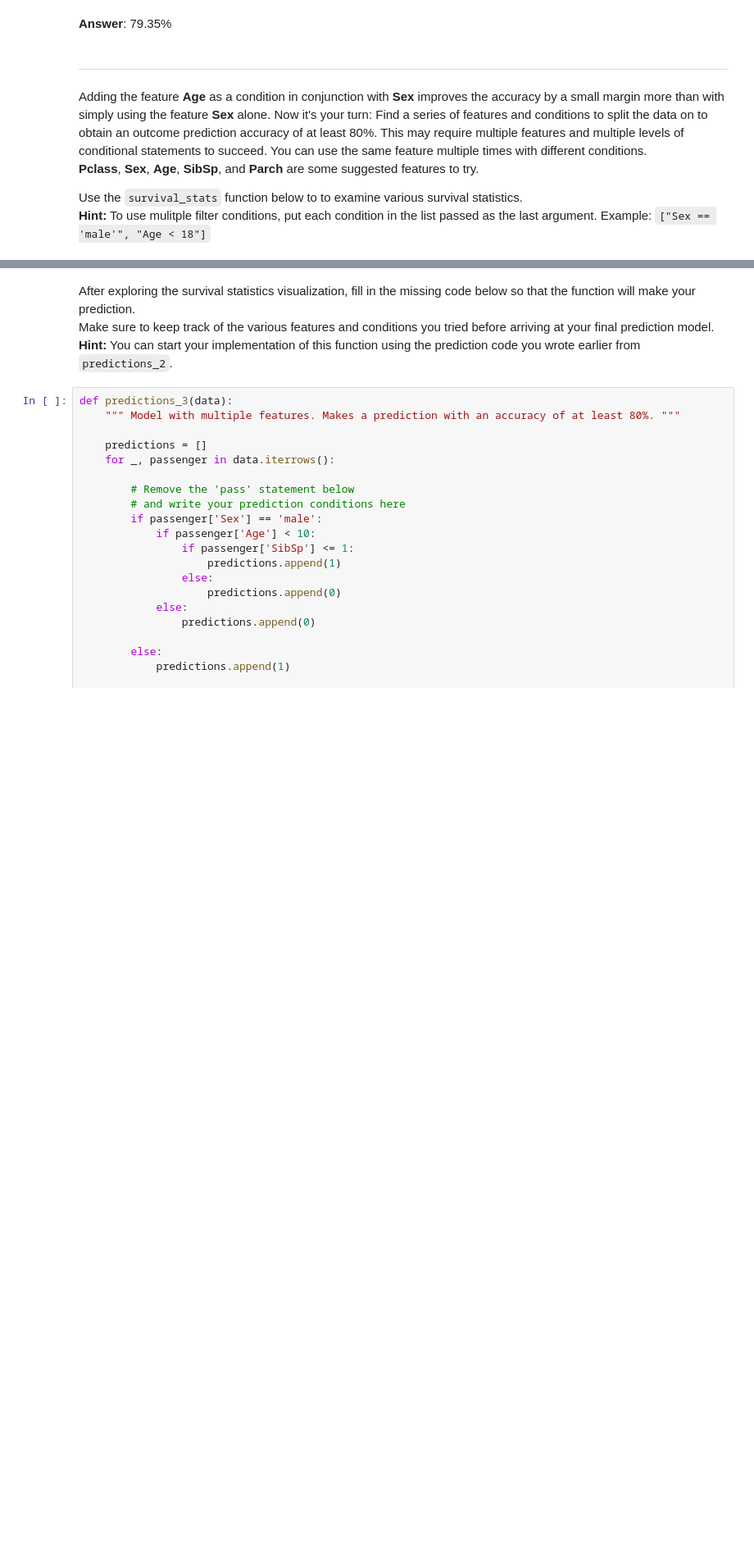
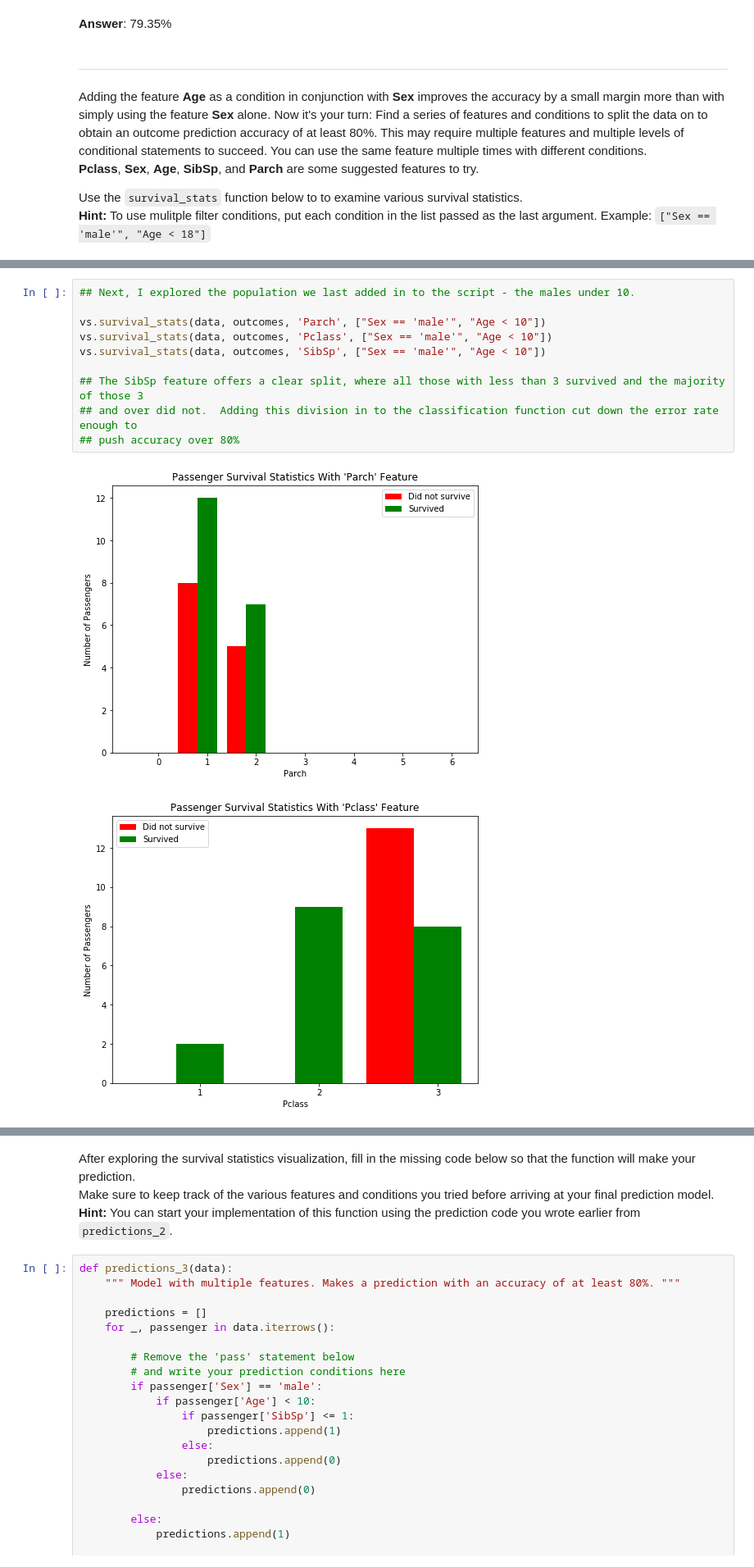
Before and after one commit to whiteh/machine-learning, a Jupyter notebook: projects/titanic_survival_exploration/titanic_survival_exploration.ipynb, the cells around one changed output, grey strips where cells are left out. Shown: that part at 82% size. Saved outputs shown, nothing was run; the diff lists cells and outputs as text; blank space fills up the shorter version.

```diff
--- a/projects/titanic_survival_exploration/titanic_survival_exploration.ipynb
+++ b/projects/titanic_survival_exploration/titanic_survival_exploration.ipynb
@@ -223,0 +233,13 @@ vs.survival_stats(data, outcomes, 'Age', ["Sex == 'female'"])
+# %%
+## Next, I explored the population we last added in to the script - the males under 10.
+
+vs.survival_stats(data, outcomes, 'Parch', ["Sex == 'male'", "Age < 10"])
+vs.survival_stats(data, outcomes, 'Pclass', ["Sex == 'male'", "Age < 10"])
+vs.survival_stats(data, outcomes, 'SibSp', ["Sex == 'male'", "Age < 10"])
+
+## The SibSp feature offers a clear split, where all those with less than 3 survived and the majority of those 3
+## and over did not.  Adding this division in to the classification function cut down the error rate enough to
+## push accuracy over 80%
+# %% [output]
+[figure, added]
+[figure, added]
```
Also changed, not shown: parts of 3 cells of this notebook, 1 other file.
